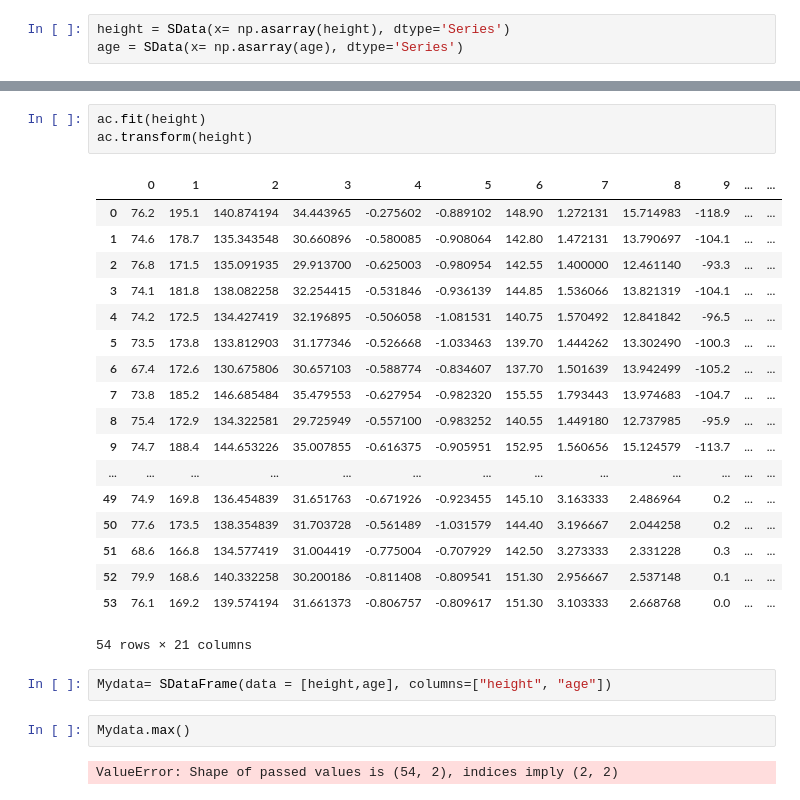
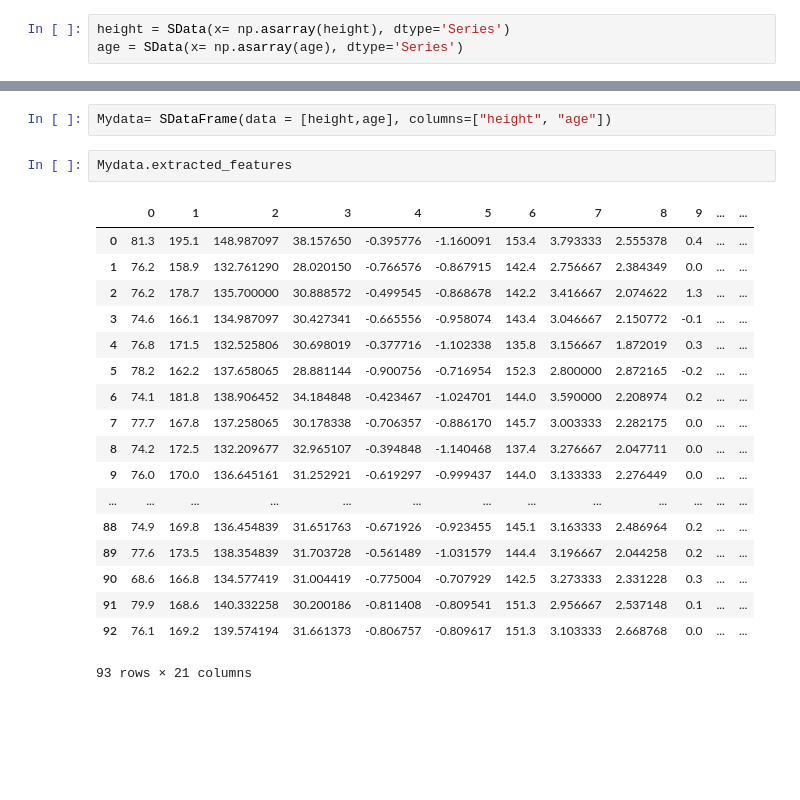
Before and after one commit to HaoranXue/Machine_Learning_For_Structured_Data, a Jupyter notebook: Example.ipynb, the cells around one changed output, grey strips where cells are left out. Drawn from its saved outputs; the diff is of its cells as text; blank space fills up the shorter version.

```diff
--- a/Example.ipynb
+++ b/Example.ipynb
@@ -48,28 +117,23 @@ ac= activeTrans(ifSData = True)
-# %%
-ac.fit(height)
-ac.transform(height)
-# %% [output]
-|  | 0 | 1 | 2 | 3 | 4 | 5 | 6 | 7 | 8 | 9 | ... | ... |
-| 0 | 76.2 | 195.1 | 140.874194 | 34.443965 | -0.275602 | -0.889102 | 148.90 | 1.272131 | 15.714983 | -118.9 | ... | ... |
-| 1 | 74.6 | 178.7 | 135.343548 | 30.660896 | -0.580085 | -0.908064 | 142.80 | 1.472131 | 13.790697 | -104.1 | ... | ... |
-| 2 | 76.8 | 171.5 | 135.091935 | 29.913700 | -0.625003 | -0.980954 | 142.55 | 1.400000 | 12.461140 | -93.3 | ... | ... |
-| 3 | 74.1 | 181.8 | 138.082258 | 32.254415 | -0.531846 | -0.936139 | 144.85 | 1.536066 | 13.821319 | -104.1 | ... | ... |
-| 4 | 74.2 | 172.5 | 134.427419 | 32.196895 | -0.506058 | -1.081531 | 140.75 | 1.570492 | 12.841842 | -96.5 | ... | ... |
-| 5 | 73.5 | 173.8 | 133.812903 | 31.177346 | -0.526668 | -1.033463 | 139.70 | 1.444262 | 13.302490 | -100.3 | ... | ... |
-| 6 | 67.4 | 172.6 | 130.675806 | 30.657103 | -0.588774 | -0.834607 | 137.70 | 1.501639 | 13.942499 | -105.2 | ... | ... |
-| 7 | 73.8 | 185.2 | 146.685484 | 35.479553 | -0.627954 | -0.982320 | 155.55 | 1.793443 | 13.974683 | -104.7 | ... | ... |
-| 8 | 75.4 | 172.9 | 134.322581 | 29.725949 | -0.557100 | -0.983252 | 140.55 | 1.449180 | 12.737985 | -95.9 | ... | ... |
-| 9 | 74.7 | 188.4 | 144.653226 | 35.007855 | -0.616375 | -0.905951 | 152.95 | 1.560656 | 15.124579 | -113.7 | ... | ... |
-| ... | ... | ... | ... | ... | ... | ... | ... | ... | ... | ... | ... | ... |
-| 49 | 74.9 | 169.8 | 136.454839 | 31.651763 | -0.671926 | -0.923455 | 145.10 | 3.163333 | 2.486964 | 0.2 | ... | ... |
-| 50 | 77.6 | 173.5 | 138.354839 | 31.703728 | -0.561489 | -1.031579 | 144.40 | 3.196667 | 2.044258 | 0.2 | ... | ... |
-| 51 | 68.6 | 166.8 | 134.577419 | 31.004419 | -0.775004 | -0.707929 | 142.50 | 3.273333 | 2.331228 | 0.3 | ... | ... |
-| 52 | 79.9 | 168.6 | 140.332258 | 30.200186 | -0.811408 | -0.809541 | 151.30 | 2.956667 | 2.537148 | 0.1 | ... | ... |
-| 53 | 76.1 | 169.2 | 139.574194 | 31.661373 | -0.806757 | -0.809617 | 151.30 | 3.103333 | 2.668768 | 0.0 | ... | ... |
-54 rows × 21 columns
 # %%
 Mydata= SDataFrame(data = [height,age], columns=["height", "age"])
 # %%
-Mydata.max()
+Mydata.extracted_features
 # %% [output]
+|  | 0 | 1 | 2 | 3 | 4 | 5 | 6 | 7 | 8 | 9 | ... | ... |
+| 0 | 81.3 | 195.1 | 148.987097 | 38.157650 | -0.395776 | -1.160091 | 153.4 | 3.793333 | 2.555378 | 0.4 | ... | ... |
+| 1 | 76.2 | 158.9 | 132.761290 | 28.020150 | -0.766576 | -0.867915 | 142.4 | 2.756667 | 2.384349 | 0.0 | ... | ... |
+| 2 | 76.2 | 178.7 | 135.700000 | 30.888572 | -0.499545 | -0.868678 | 142.2 | 3.416667 | 2.074622 | 1.3 | ... | ... |
+| 3 | 74.6 | 166.1 | 134.987097 | 30.427341 | -0.665556 | -0.958074 | 143.4 | 3.046667 | 2.150772 | -0.1 | ... | ... |
+| 4 | 76.8 | 171.5 | 132.525806 | 30.698019 | -0.377716 | -1.102338 | 135.8 | 3.156667 | 1.872019 | 0.3 | ... | ... |
+| 5 | 78.2 | 162.2 | 137.658065 | 28.881144 | -0.900756 | -0.716954 | 152.3 | 2.800000 | 2.872165 | -0.2 | ... | ... |
+| 6 | 74.1 | 181.8 | 138.906452 | 34.184848 | -0.423467 | -1.024701 | 144.0 | 3.590000 | 2.208974 | 0.2 | ... | ... |
+| 7 | 77.7 | 167.8 | 137.258065 | 30.178338 | -0.706357 | -0.886170 | 145.7 | 3.003333 | 2.282175 | 0.0 | ... | ... |
+| 8 | 74.2 | 172.5 | 132.209677 | 32.965107 | -0.394848 | -1.140468 | 137.4 | 3.276667 | 2.047711 | 0.0 | ... | ... |
+| 9 | 76.0 | 170.0 | 136.645161 | 31.252921 | -0.619297 | -0.999437 | 144.0 | 3.133333 | 2.276449 | 0.0 | ... | ... |
+| ... | ... | ... | ... | ... | ... | ... | ... | ... | ... | ... | ... | ... |
+| 88 | 74.9 | 169.8 | 136.454839 | 31.651763 | -0.671926 | -0.923455 | 145.1 | 3.163333 | 2.486964 | 0.2 | ... | ... |
+| 89 | 77.6 | 173.5 | 138.354839 | 31.703728 | -0.561489 | -1.031579 | 144.4 | 3.196667 | 2.044258 | 0.2 | ... | ... |
+| 90 | 68.6 | 166.8 | 134.577419 | 31.004419 | -0.775004 | -0.707929 | 142.5 | 3.273333 | 2.331228 | 0.3 | ... | ... |
+| 91 | 79.9 | 168.6 | 140.332258 | 30.200186 | -0.811408 | -0.809541 | 151.3 | 2.956667 | 2.537148 | 0.1 | ... | ... |
+| 92 | 76.1 | 169.2 | 139.574194 | 31.661373 | -0.806757 | -0.809617 | 151.3 | 3.103333 | 2.668768 | 0.0 | ... | ... |
-ValueError: Shape of passed values is (54, 2), indices imply (2, 2)
+93 rows × 21 columns
```
Also changed, not shown: parts of 7 cells of this notebook, 2 other files.
